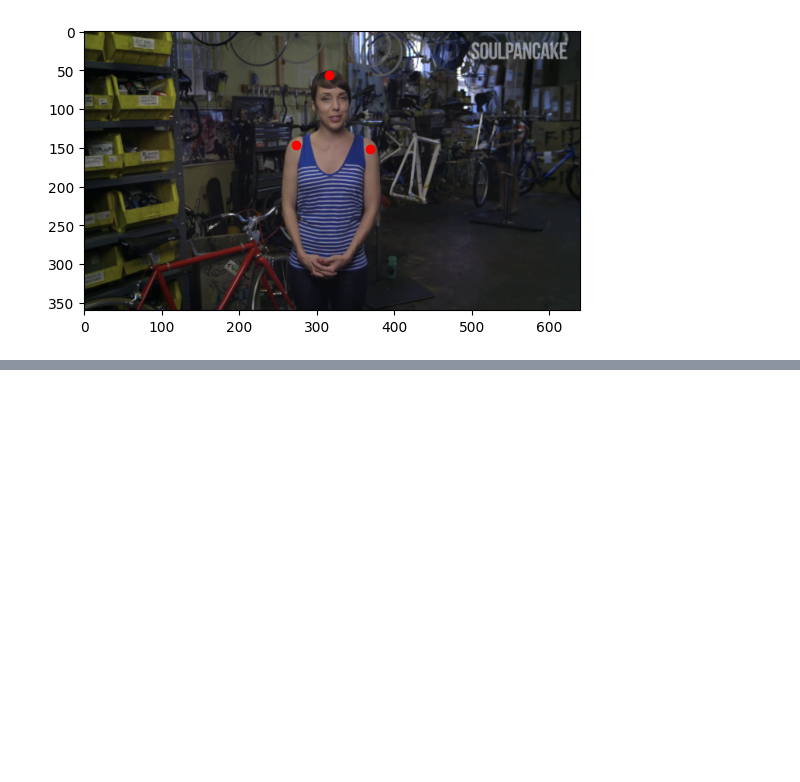
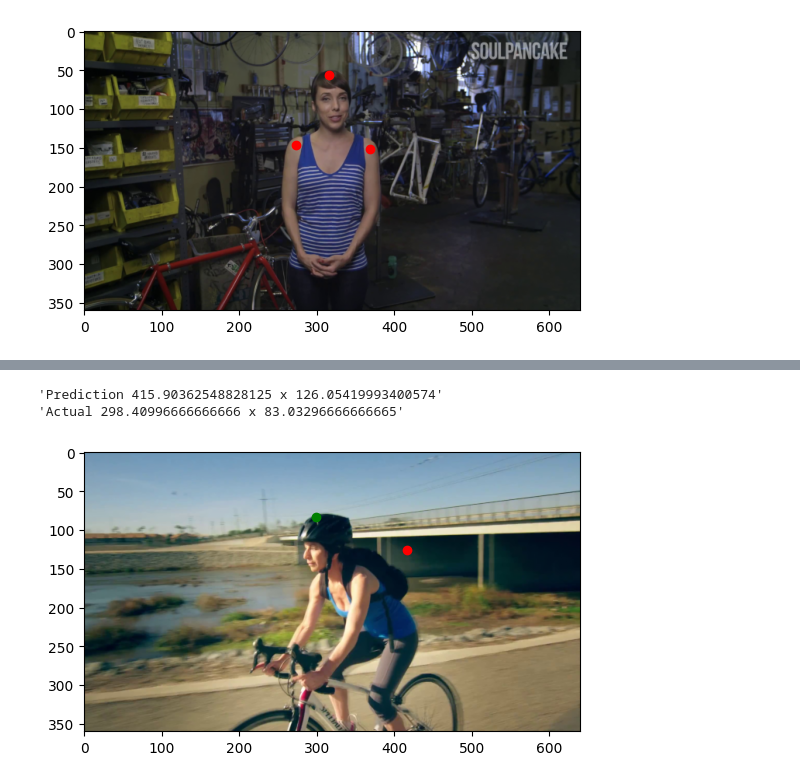
Before and after one commit to JaredDobry/enpm809k, a Jupyter notebook: enpm809k/notebook.ipynb, the cells around one changed output, grey strips where cells are left out. Saved outputs shown, nothing was run; the diff lists cells and outputs as text; code cells hidden in the pictures; blank space fills up the shorter version.

Commit message:
Some bugs with the output, not sure why yet

```diff
--- a/enpm809k/notebook.ipynb
+++ b/enpm809k/notebook.ipynb
@@ -166,10 +165,10 @@ show_image(images[0]["image"], False, images[0]["annorect"], {"scale_height": im
 {'scale_height': 0.3333333333333333, 'scale_width': 0.3333333333333333}
 [figure]
 # %%
-# Make all of the images greyscale
-from skimage.color import rgb2gray
+# # Make all of the images greyscale
+# from skimage.color import rgb2gray
 
-pre_grey = images[1]["image"]
-for i in tqdm(range(len(images))):
-    images[i]["image"] = rgb2gray(images[i]["image"])
-show_images(pre_grey, images[1]["image"], "Original", "Greyscale", False, True, images[1]["annorect"], {"scale_height": images[1]["scale_height"], "scale_width": images[1]["scale_width"]})
+# pre_grey = images[1]["image"]
+# for i in tqdm(range(len(images))):
+#     images[i]["image"] = rgb2gray(images[i]["image"])
+# show_images(pre_grey, images[1]["image"], "Original", "Greyscale", False, True, images[1]["annorect"], {"scale_height": images[1]["scale_height"], "scale_width": images[1]["scale_width"]})
@@ -203,7 +200,7 @@ from keras import layers
 
 # Create the model
 
-inputs = keras.Input(shape=(RESIZE_HEIGHT, RESIZE_WIDTH, 1))
+inputs = keras.Input(shape=(RESIZE_HEIGHT, RESIZE_WIDTH, 3))
 
 head = layers.Conv2D(filters=32, kernel_size=2, padding="same", activation="relu")(inputs)
 head = layers.MaxPool2D(pool_size=2, strides=2)(head)
@@ -240,7 +237,7 @@ _________________________________________________________________
 x_train_filtered = []
 y_train_filtered = []
 for idx, y in enumerate(y_train):
-    p = [(p["x"], p["y"]) for p in y[0]["annopoints"]["point"] if p["id"] == 9]
+    p = [(p["x"] * train[idx]["scale_width"], p["y"] * train[idx]["scale_height"]) for p in y[0]["annopoints"]["point"] if p["id"] == 9]
     if (len(p) > 0):
         y_train_filtered.append(p[0])
         x_train_filtered.append(x_train[idx])
@@ -248,7 +245,7 @@ for idx, y in enumerate(y_train):
 x_test_filtered = []
 y_test_filtered = []
 for idx, y in enumerate(y_test):
-    p = [(p["x"], p["y"]) for p in y[0]["annopoints"]["point"] if p["id"] == 9]
+    p = [(p["x"] * test[idx]["scale_width"], p["y"] * test[idx]["scale_height"]) for p in y[0]["annopoints"]["point"] if p["id"] == 9]
     if (len(p) > 0):
         y_test_filtered.append(p[0])
         x_test_filtered.append(x_test[idx])
@@ -266,5 +260,5 @@ y_test_filtered = np.array(y_test_filtered)
 
 model.compile(optimizer="adam", loss=keras.losses.hinge, metrics=["acc"])
 
-model.fit(x_train_filtered, y_train_filtered, epochs=1)
+model.fit(x_train_filtered, y_train_filtered, epochs=10)
 # %% [output]
@@ -278,0 +277,24 @@ pp(f"Test accuracy: {test_scores[1]}")
+# %%
+# Visualize an output
+def show_prediction(img, actual, prediction):
+    fig, ax = plt.subplots()
+    plt.imshow(img)
+    plt.plot(actual[0], actual[1], "go")
+    x = prediction[0] * RESIZE_WIDTH
+    y = prediction[1] * RESIZE_HEIGHT
+    pp(f"Prediction {x} x {y}")
+    pp(f"Actual {actual[0]} x {actual[1]}")
+    plt.plot(x, y, "ro")
+    plt.show()
+
+idx = np.random.randint(0, len(x_test_filtered))
+img = x_test_filtered[idx]
+prediction = model(np.expand_dims(img, axis=0))
+
+
+
+show_prediction(img, y_test_filtered[idx], np.array(prediction)[0])
+# %% [output]
+'Prediction 415.90362548828125 x 126.05419993400574'
+'Actual 298.40996666666666 x 83.03296666666665'
+[figure, added]
```
Also changed, not shown: parts of 9 cells of this notebook.
